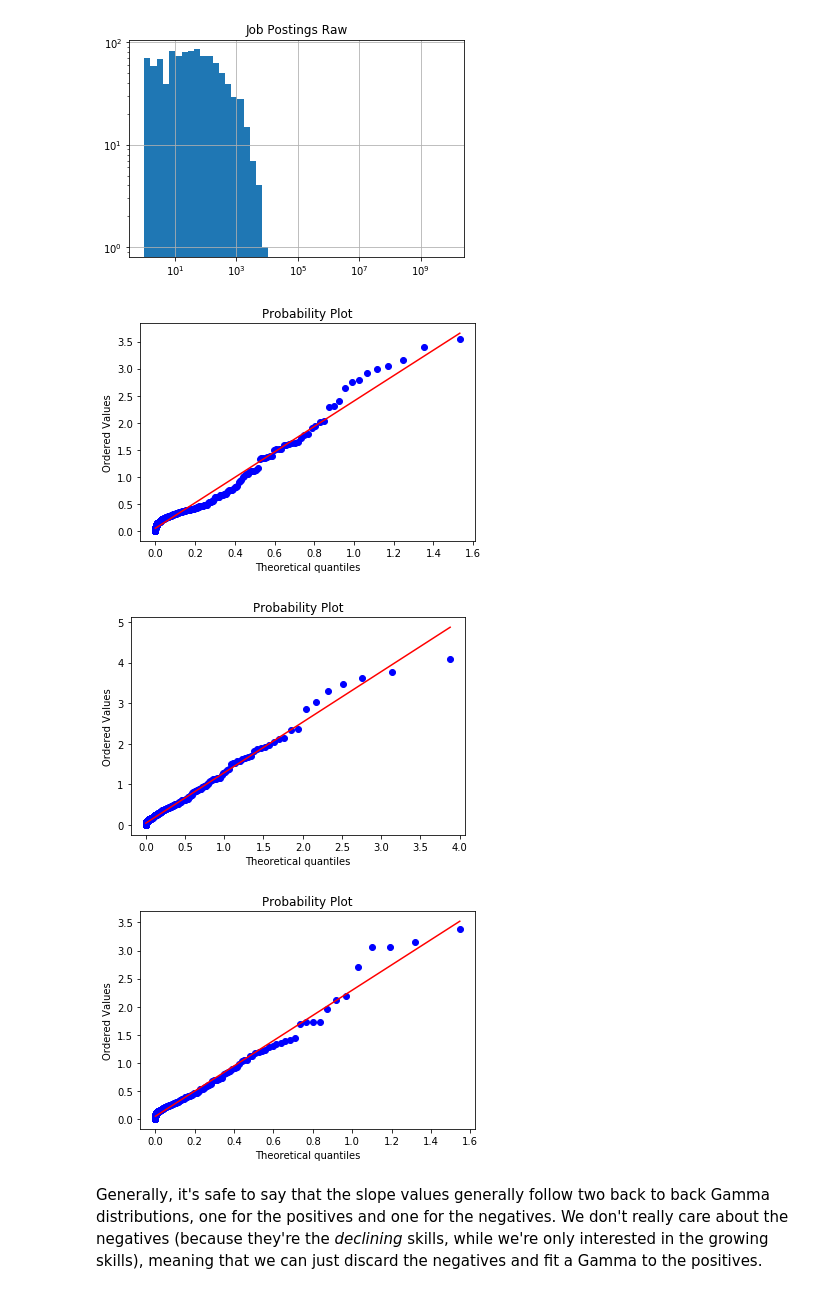
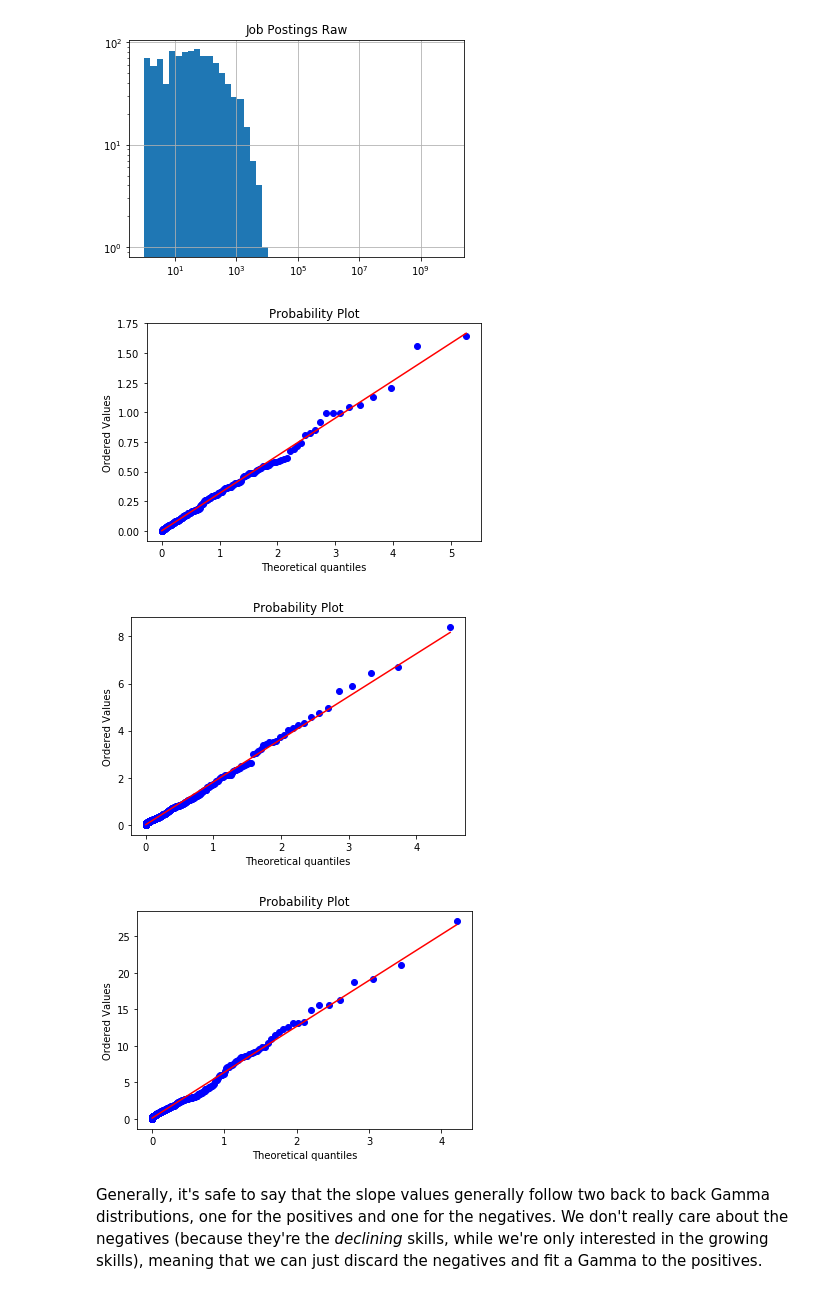
Before and after one commit to RamtinYazdanian/job_skill_trend_analysis, a Jupyter notebook: notebooks/jobtech_analysis.ipynb, the cells around one changed output. Saved outputs shown, nothing was run; the diff lists cells and outputs as text; code cells hidden in the pictures.

```diff
--- a/notebooks/jobtech_analysis.ipynb
+++ b/notebooks/jobtech_analysis.ipynb
@@ -175,9 +175,12 @@ len(skills_df.Skill.unique())
 monthly_totals = compute_total_values(skills_df)
 total_log = compute_total_log_mean(skills_df)
 # %%
-start_and_end_dates = [(np.datetime64('2018-01-01'), np.datetime64('2019-01-01')),
+start_and_end_dates = [(np.datetime64('2017-01-01'), np.datetime64('2018-01-01')),
+                       (np.datetime64('2018-01-01'), np.datetime64('2019-01-01')),
                        (np.datetime64('2019-01-01'), np.datetime64('2020-01-01')),
-                       (np.datetime64('2018-01-01'), np.datetime64('2020-01-01'))]
+                       (np.datetime64('2018-01-01'), np.datetime64('2020-01-01')),
+                       (np.datetime64('2017-01-01'), np.datetime64('2019-01-01')),
+                       (np.datetime64('2017-01-01'), np.datetime64('2020-01-01'))]
 
 # start_and_end_dates = [(np.datetime64('2017-01-01'), np.datetime64('2018-01-01')),
 #                        (np.datetime64('2017-01-01'), np.datetime64('2019-01-01')),
@@ -191,6 +194,6 @@ total_values = [get_period_of_time(monthly_totals, start_and_end_dates[i][0], st
 # %%
 skill_trends = [logsum_trend_slope_wrapper(skills_df,
                                                   start_and_end_dates[i][0], start_and_end_dates[i][1],
-                                                  total_log, nologtest=False)
+                                                  total_log, nologtest=False, smoothing='exp', degree=2)
                                 for i in range(len(start_and_end_dates))]
 # %% [output]
@@ -428,23 +430,23 @@ plt.xscale('log')
 # %% [output]
 [figure]
 # %%
-probplot(skill_trends[0].loc[skill_trends[0].Slope > 0].Slope.values, dist=stats.gengamma,
-         sparams=(.05,2.3), fit=True, plot=plt)
+probplot(skill_trends[0].loc[skill_trends[0].Slope > 0].Slope.values, dist=stats.gamma,
+         sparams=(.8), fit=True, plot=plt)
 plt.show()
 # %% [output]
-[figure, old version]
+[figure, new version]
 # %%
 probplot(skill_trends[2].loc[skill_trends[2].Slope > 0].Slope.values, dist=stats.gamma,
-         sparams=(.16), fit=True, plot=plt)
+         sparams=(.3), fit=True, plot=plt)
 plt.show()
 # %% [output]
-[figure, old version]
+[figure, new version]
 # %%
-probplot(skill_trends[1].loc[skill_trends[1].Slope > 0].Slope.values, dist=stats.gengamma,
-         sparams=(.05,2), fit=True, plot=plt)
+probplot(skill_trends[1].loc[skill_trends[1].Slope > 0].Slope.values, dist=stats.gamma,
+         sparams=(.25), fit=True, plot=plt)
 plt.show()
 # %% [output]
-[figure, old version]
+[figure, new version]
 # %% [markdown]
 Generally, it's safe to say that the slope values generally follow two back to back Gamma distributions, one for the positives and one for the negatives. We don't really care about the negatives (because they're the _declining_ skills, while we're only interested in the growing skills), meaning that we can just discard the negatives and fit a Gamma to the positives.
 # %% [markdown]
```
Also changed, not shown: parts of 49 cells of this notebook, 1 other file.
